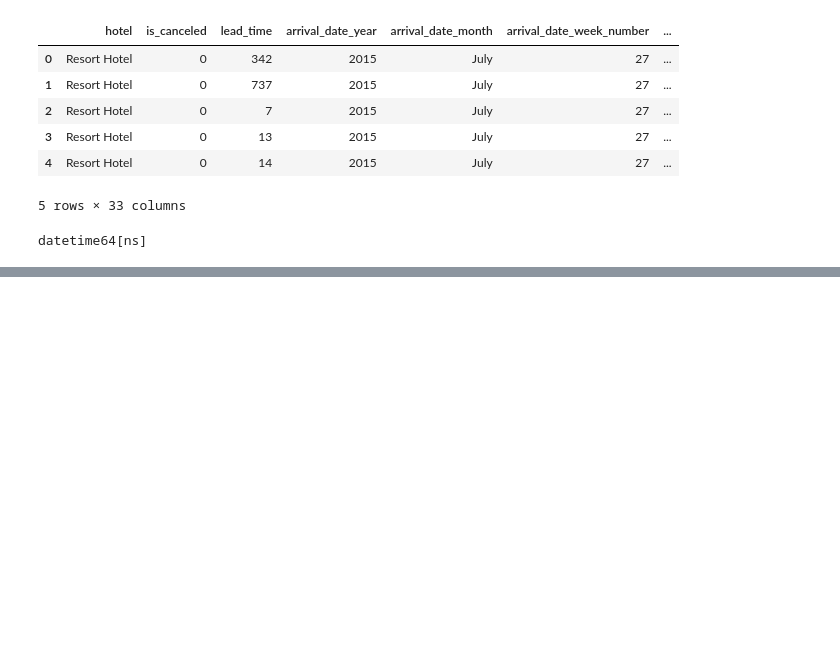
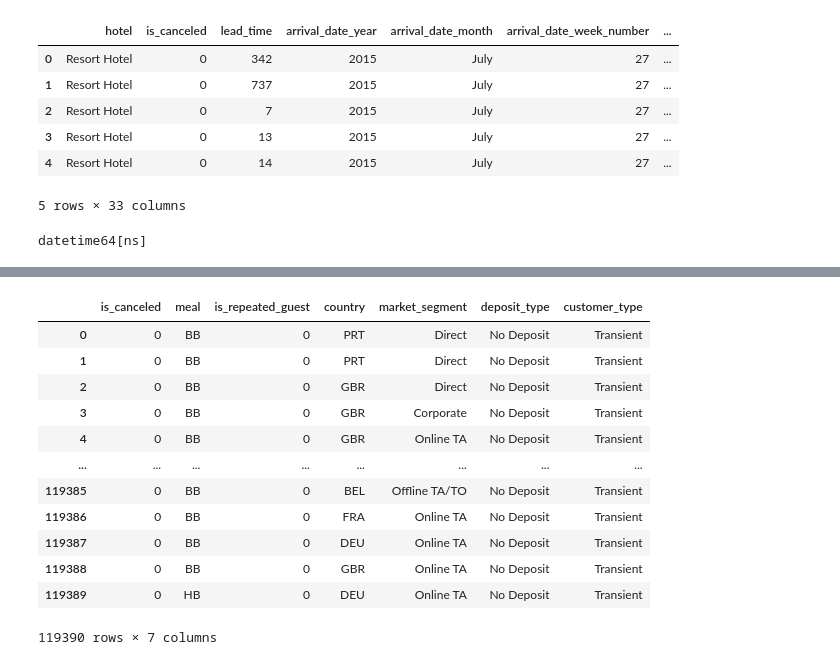
Before and after one commit to safaena123/DM_ML_Project, a Jupyter notebook: Part1.ipynb, the cells around one changed output, grey strips where cells are left out. Saved outputs shown, nothing was run; the diff lists cells and outputs as text; code cells hidden in the pictures; blank space fills up the shorter version.

```diff
--- a/Part1.ipynb
+++ b/Part1.ipynb
@@ -128,0 +134,19 @@ l.sum()
+# %%
+#dataset summary statistics – Categorical variables.
+df2 = pd.DataFrame(df, columns=['is_canceled','meal','is_repeated_guest','country','market_segment','deposit_type','customer_type'])
+# %%
+df2
+# %% [output]
+|  | is_canceled | meal | is_repeated_guest | country | market_segment | deposit_type | customer_type |
+| 0 | 0 | BB | 0 | PRT | Direct | No Deposit | Transient |
+| 1 | 0 | BB | 0 | PRT | Direct | No Deposit | Transient |
+| 2 | 0 | BB | 0 | GBR | Direct | No Deposit | Transient |
+| 3 | 0 | BB | 0 | GBR | Corporate | No Deposit | Transient |
+| 4 | 0 | BB | 0 | GBR | Online TA | No Deposit | Transient |
+| ... | ... | ... | ... | ... | ... | ... | ... |
+| 119385 | 0 | BB | 0 | BEL | Offline TA/TO | No Deposit | Transient |
+| 119386 | 0 | BB | 0 | FRA | Online TA | No Deposit | Transient |
+| 119387 | 0 | BB | 0 | DEU | Online TA | No Deposit | Transient |
+| 119388 | 0 | BB | 0 | GBR | Online TA | No Deposit | Transient |
+| 119389 | 0 | HB | 0 | DEU | Online TA | No Deposit | Transient |
+119390 rows × 7 columns
```
Also changed, not shown: parts of 7 cells of this notebook.
